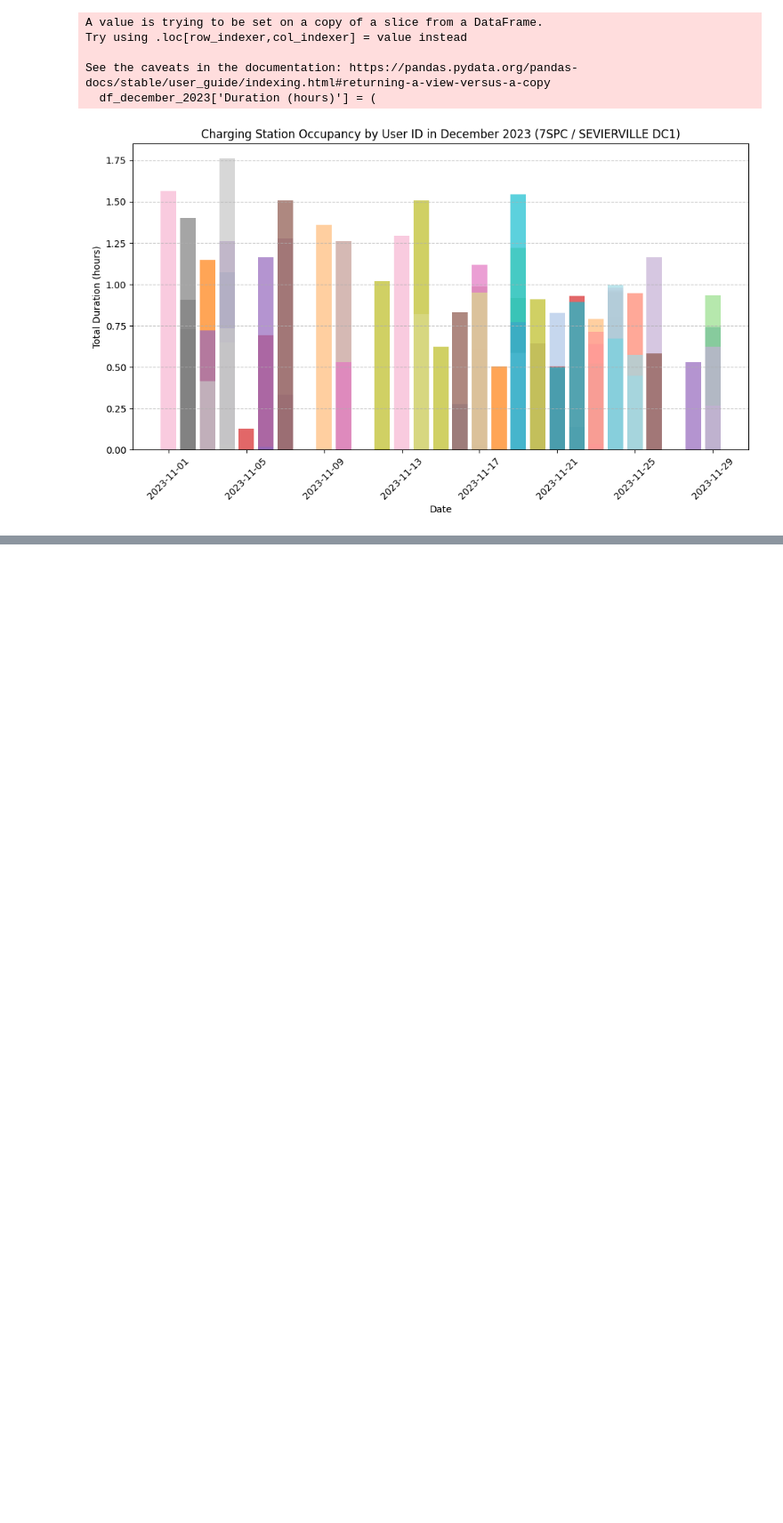
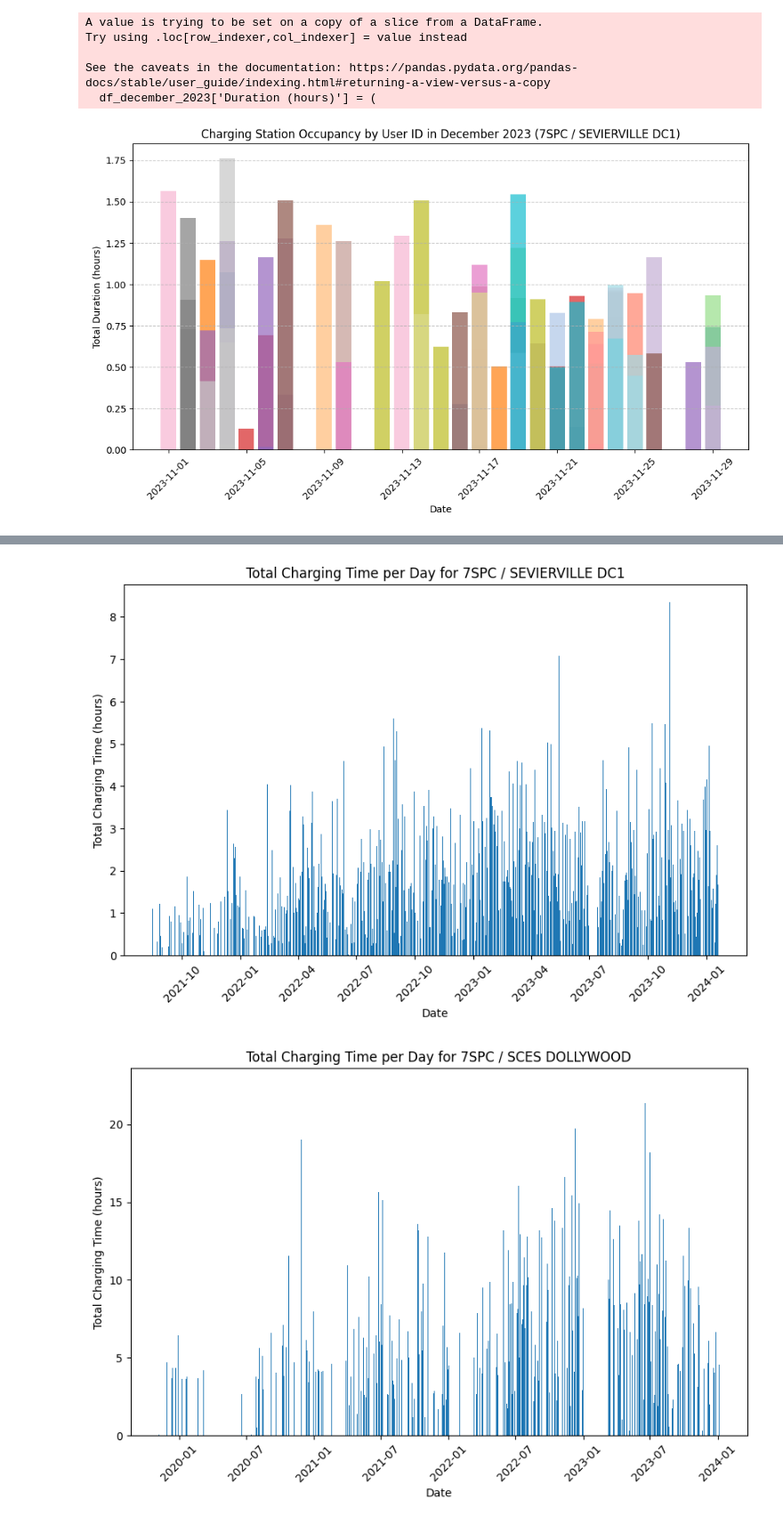
Before and after one commit to mkhaleghian/SevenStates, a Jupyter notebook: Analysis_7sates.ipynb, the cells around one changed output, grey strips where cells are left out. Shown: that part at 89% size. Drawn from its saved outputs; the diff is of its cells as text; code cells hidden in the pictures; blank space fills up the shorter version.

```diff
--- a/Analysis_7sates.ipynb
+++ b/Analysis_7sates.ipynb
@@ -22,7 +22,7 @@ import datetime
 # %%
 from google.colab import drive
 drive.mount('/content/drive')
-df = pd.read_excel('/content/drive/MyDrive/Colab Notebooks/7_states/Session-Details-Summary-20240119-3.xlsx')
+df = pd.read_excel('/content/drive/MyDrive/Colab Notebooks/SevenStates_project/Session-Details-Summary-20240119-3.xlsx')
 # %% [output]
 Mounted at /content/drive
 # %%
@@ -292,7 +247,10 @@ new_df = df.groupby(['Station Name', 'Start_Time_EST']).agg({'User ID': 'count',
 new_df['Charging Time'] = new_df['Charging Time'] / 3600
 new_df['Total Duration'] = new_df['Total Duration'] / 3600
 
-new_df.columns = ['Station Name', 'Date', 'User Count', 'Total Charging Time (hours)', 'Total Duration Time (hours)','Total Energy', 'Total Gasoline Savings (gallons)',
+new_df.columns = ['Station Name', 'Date', 'User Count', 'Total Charging Time (hours)', 'Total Duration Time (hours)','Total Energy (kWh)', 'Total Gasoline Savings (gallons)',
                   'Total GHG Savings (kg)', 'Total Fee']
+
+new_df['Station Name'] = new_df['Station Name'].replace({"7SPC / BR-JC LIBRARY": "7SPC / BR-JC LIBRARY_combined",
+                                                         "7SPC / BR - JC LIBRARY": "7SPC / BR-JC LIBRARY_combined"})
 # %%
 
@@ -299,0 +306,19 @@ new_df.to_excel('/content/drive/MyDrive/Colab Notebooks/new_dataframe_Day_by_day
+# %%
+stations = ["7SPC / SEVIERVILLE DC1", "7SPC / SCES DOLLYWOOD", "7SPC / SCES DOLLYWOOD"]
+
+for station in stations:
+
+    df_station = new_df[new_df['Station Name'] == station]
+
+
+    plt.figure(figsize=(10,6))
+    plt.bar(df_station['Date'], df_station['Total Charging Time (hours)'])
+    plt.xlabel('Date')
+    plt.ylabel('Total Charging Time (hours)')
+    plt.title(f'Total Charging Time per Day for {station}')
+    plt.xticks(rotation=45)
+    plt.show()
+    print('\n\n')
+# %% [output]
+[figure, added]
+[figure, added]
```
Also changed, not shown: parts of 21 cells of this notebook.
